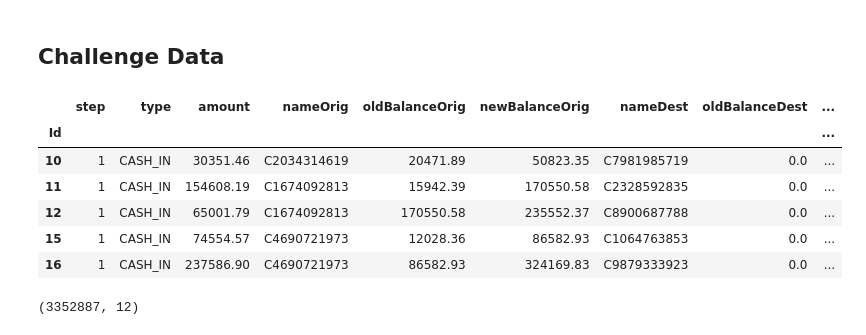
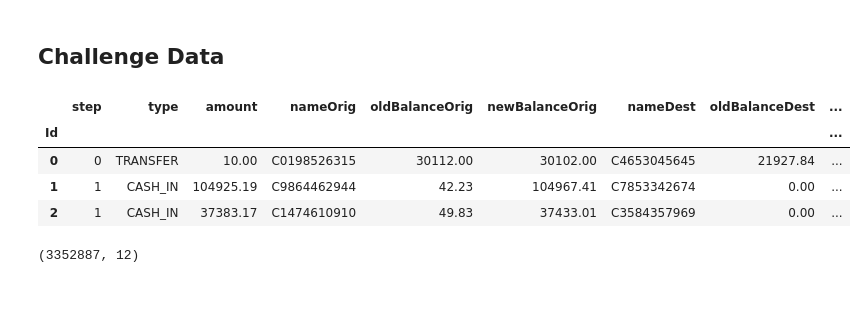
Before and after one commit to AdrianDiez/MobileFraud, a Jupyter notebook: Fraud_Detection.ipynb, the cells around one changed output. Saved outputs shown, nothing was run; the diff lists cells and outputs as text; code cells hidden in the pictures; blank space fills up the shorter version.

```diff
--- a/Fraud_Detection.ipynb
+++ b/Fraud_Detection.ipynb
@@ -141,31 +190,34 @@ df.head()
 # %% [markdown]
 ## Challenge Data
 # %%
-downloaded = drive.CreateFile({'id':'1tjqLNI_Ot18cUGDdDQCVUUi3ElfX6ed1'})
-downloaded.GetContentFile('test.csv')
-df3 = pd.read_csv('test.csv')
+test_id = '1tjqLNI_Ot18cUGDdDQCVUUi3ElfX6ed1'
+train_id = '1lLJrGk-cVh2rmrC0vblLBQn_5XCGyPC3'
 
-downloaded = drive.CreateFile({'id':'1lLJrGk-cVh2rmrC0vblLBQn_5XCGyPC3'})
-downloaded.GetContentFile('train.csv')
-df4 = pd.read_csv('train.csv')
+test_name = 'test.csv'
+train_name = 'train.csv'
 
+df3 = load_data(test_id, test_name)
+df3 = load_data(train_id, train_name)
+
+# Variable to split them in the future. It is not needed since isFraud will be null but I didn't know it at this time.
 df3['train'] = 0
 df4['train'] = 1
 
-df_complete = df3.append(df4, sort=False)
-df = df_complete.rename(columns={'oldbalanceOrg':'oldBalanceOrig', 'newbalanceOrig':'newBalanceOrig', \
+df = df3.append(df4, sort=False)
+
+# Change some names that are not correct
+df = df.rename(columns={'oldbalanceOrg':'oldBalanceOrig', 'newbalanceOrig':'newBalanceOrig', \
                         'oldbalanceDest':'oldBalanceDest', 'newbalanceDest':'newBalanceDest', 'action':'type'})
 
+# We set our index
 df = df.set_index('Id')
-df.head()
+df.head(3)
 # %% [output]
 |  | step | type | amount | nameOrig | oldBalanceOrig | newBalanceOrig | nameDest | oldBalanceDest | ... |
 | Id |  |  |  |  |  |  |  |  | ... |
-| 10 | 1 | CASH_IN | 30351.46 | C2034314619 | 20471.89 | 50823.35 | C7981985719 | 0.0 | ... |
-| 11 | 1 | CASH_IN | 154608.19 | C1674092813 | 15942.39 | 170550.58 | C2328592835 | 0.0 | ... |
-| 12 | 1 | CASH_IN | 65001.79 | C1674092813 | 170550.58 | 235552.37 | C8900687788 | 0.0 | ... |
-| 15 | 1 | CASH_IN | 74554.57 | C4690721973 | 12028.36 | 86582.93 | C1064763853 | 0.0 | ... |
-| 16 | 1 | CASH_IN | 237586.90 | C4690721973 | 86582.93 | 324169.83 | C9879333923 | 0.0 | ... |
+| 0 | 0 | TRANSFER | 10.00 | C0198526315 | 30112.00 | 30102.00 | C4653045645 | 21927.84 | ... |
+| 1 | 1 | CASH_IN | 104925.19 | C9864462944 | 42.23 | 104967.41 | C7853342674 | 0.00 | ... |
+| 2 | 1 | CASH_IN | 37383.17 | C1474610910 | 49.83 | 37433.01 | C3584357969 | 0.00 | ... |
 # %%
 df.shape
 # %% [output]
```
Also changed, not shown: parts of 34 cells of this notebook.
